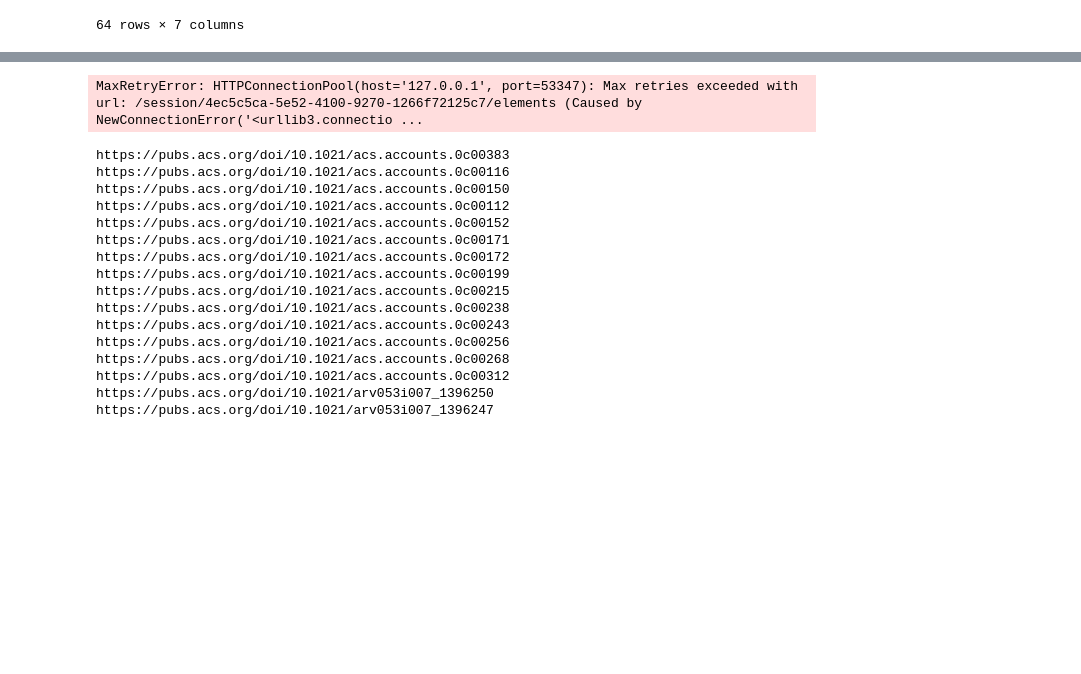
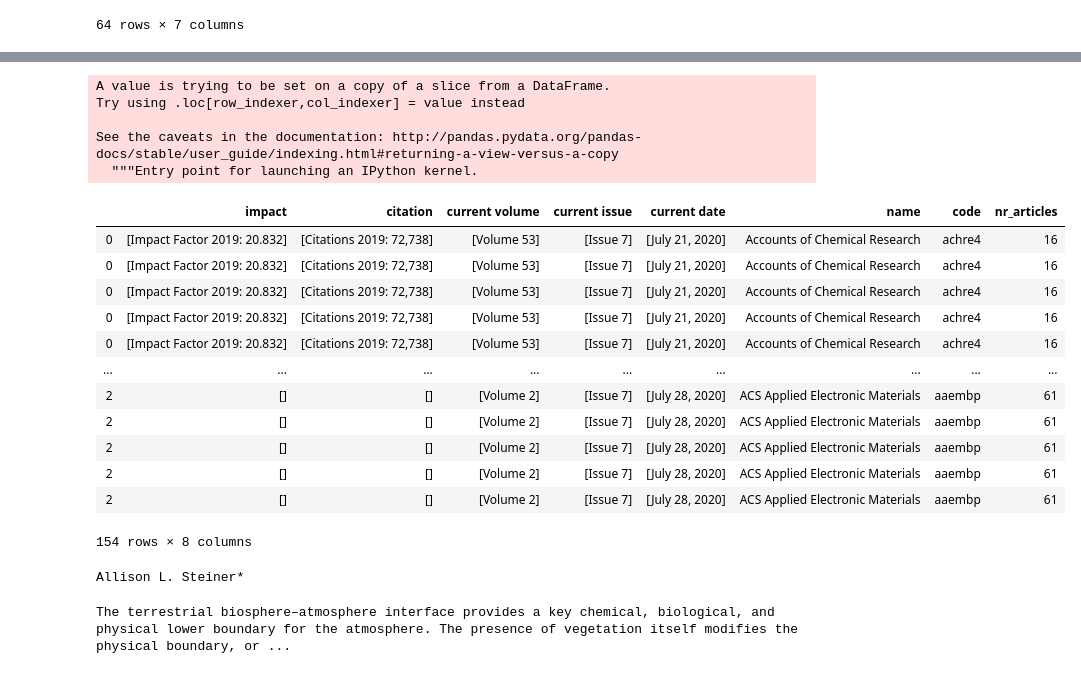
Before and after one commit to drmonikabalint/web-scraping, a Jupyter notebook: acs_scraper.ipynb, the cells around one changed output, grey strips where cells are left out. Saved outputs shown, nothing was run; the diff lists cells and outputs as text; code cells hidden in the pictures; blank space fills up the shorter version.

```diff
--- a/acs_scraper.ipynb
+++ b/acs_scraper.ipynb
@@ -238,13 +239,20 @@ current_issue_link[0]
 # %%
 current_issue = webdriver.Firefox()
 current_issue.get("https://pubs.acs.org/toc/achre4/current")
+# %%
+first_row = df_scraper_filter.iloc[:3]
 # %%
 doi_array = []
+nr_articles_array = []
 for i in current_issue_link:
     current_issue = webdriver.Firefox()
     current_issue.get(i)
     current_issue_doi = current_issue.find_elements_by_xpath('.//h5[@class = "issue-item_title"]/a')
     for x in current_issue_doi:
-        doi = x.get_attribute("href")
-        doi_dict = dict({"current_issue_link": i, "doi" : doi})
+        doi = (x.get_attribute("href"))
+        nr_articles = (len(current_issue_doi))
+        journal_code_per_article = re.search(r'https://pubs.acs.org/toc/(.*?)/current', i).group(1)
+        doi_dict = dict({"journal_code": journal_code_per_article, "doi" : doi, "nr_articles" : nr_articles})
         doi_array.append(doi_dict)
+    print('Processing:', journal_code_per_article)
+    nr_articles_array.append(nr_articles)
@@ -272,31 +259,36 @@ doi
+# %%
+first_row['nr_articles'] = nr_articles_array
+first_row
+first_row_repeat = first_row.loc[first_row.index.repeat(first_row['nr_articles'])]
+first_row_repeat
+# %% [output]
+A value is trying to be set on a copy of a slice from a DataFrame.
+Try using .loc[row_indexer,col_indexer] = value instead
+
+See the caveats in the documentation: http://pandas.pydata.org/pandas-docs/stable/user_guide/indexing.html#returning-a-view-versus-a-copy
+  """Entry point for launching an IPython kernel.
+|  | impact | citation | current volume | current issue | current date | name | code | nr_articles |
+| 0 | [Impact Factor 2019: 20.832] | [Citations 2019: 72,738] | [Volume 53] | [Issue 7] | [July 21, 2020] | Accounts of Chemical Research | achre4 | 16 |
+| 0 | [Impact Factor 2019: 20.832] | [Citations 2019: 72,738] | [Volume 53] | [Issue 7] | [July 21, 2020] | Accounts of Chemical Research | achre4 | 16 |
+| 0 | [Impact Factor 2019: 20.832] | [Citations 2019: 72,738] | [Volume 53] | [Issue 7] | [July 21, 2020] | Accounts of Chemical Research | achre4 | 16 |
+| 0 | [Impact Factor 2019: 20.832] | [Citations 2019: 72,738] | [Volume 53] | [Issue 7] | [July 21, 2020] | Accounts of Chemical Research | achre4 | 16 |
+| 0 | [Impact Factor 2019: 20.832] | [Citations 2019: 72,738] | [Volume 53] | [Issue 7] | [July 21, 2020] | Accounts of Chemical Research | achre4 | 16 |
+| ... | ... | ... | ... | ... | ... | ... | ... | ... |
+| 2 | [] | [] | [Volume 2] | [Issue 7] | [July 28, 2020] | ACS Applied Electronic Materials | aaembp | 61 |
+| 2 | [] | [] | [Volume 2] | [Issue 7] | [July 28, 2020] | ACS Applied Electronic Materials | aaembp | 61 |
+| 2 | [] | [] | [Volume 2] | [Issue 7] | [July 28, 2020] | ACS Applied Electronic Materials | aaembp | 61 |
+| 2 | [] | [] | [Volume 2] | [Issue 7] | [July 28, 2020] | ACS Applied Electronic Materials | aaembp | 61 |
+| 2 | [] | [] | [Volume 2] | [Issue 7] | [July 28, 2020] | ACS Applied Electronic Materials | aaembp | 61 |
+154 rows × 8 columns
 # %%
-current_issue_titles = current_issue.find_elements_by_xpath('.//h5[@class = "issue-item_title"]')
-for title in current_issue_titles:
-    print(title.text)
+#current_issue_titles = current_issue.find_elements_by_xpath('.//h5[@class = "issue-item_title"]')
+#for title in current_issue_titles:
+#    print(title.text)
-# %% [output]
-MaxRetryError: HTTPConnectionPool(host='127.0.0.1', port=53347): Max retries exceeded with url: /session/4ec5c5ca-5e52-4100-9270-1266f72125c7/elements (Caused by NewConnectionError('<urllib3.connectio ...
 # %%
-current_issue_doi = current_issue.find_elements_by_xpath('.//h5[@class = "issue-item_title"]/a')#.get_attribute('href')
+#current_issue_doi = current_issue.find_elements_by_xpath('.//h5[@class = "issue-item_title"]/a')#.get_attribute('href')
 
-for i in current_issue_doi:
-    print(i.get_attribute("href"))
+#for i in current_issue_doi:
+#    print(i.get_attribute("href"))
-# %% [output]
-https://pubs.acs.org/doi/10.1021/acs.accounts.0c00383
-https://pubs.acs.org/doi/10.1021/acs.accounts.0c00116
-https://pubs.acs.org/doi/10.1021/acs.accounts.0c00150
-https://pubs.acs.org/doi/10.1021/acs.accounts.0c00112
-https://pubs.acs.org/doi/10.1021/acs.accounts.0c00152
-https://pubs.acs.org/doi/10.1021/acs.accounts.0c00171
-https://pubs.acs.org/doi/10.1021/acs.accounts.0c00172
-https://pubs.acs.org/doi/10.1021/acs.accounts.0c00199
-https://pubs.acs.org/doi/10.1021/acs.accounts.0c00215
-https://pubs.acs.org/doi/10.1021/acs.accounts.0c00238
-https://pubs.acs.org/doi/10.1021/acs.accounts.0c00243
-https://pubs.acs.org/doi/10.1021/acs.accounts.0c00256
-https://pubs.acs.org/doi/10.1021/acs.accounts.0c00268
-https://pubs.acs.org/doi/10.1021/acs.accounts.0c00312
-https://pubs.acs.org/doi/10.1021/arv053i007_1396250
-https://pubs.acs.org/doi/10.1021/arv053i007_1396247
 # %%
 from selenium import webdriver
 from selenium.common.exceptions import NoSuchElementException
@@ -305,11 +297,15 @@ from selenium.webdriver.common.keys import Keys
 article = webdriver.Firefox()
 article.get("https://pubs.acs.org/doi/10.1021/acs.accounts.0c00116")
 # %%
-author = browser.find_elements_by_class_name("hlFld-ContribAuthor")
+author = article.find_elements_by_class_name("hlFld-ContribAuthor")
 for elem in author:
     print(elem.text)
+# %% [output]
+Allison L. Steiner*
 # %%
-abstract = browser.find_elements_by_class_name("articleBody_abstractText")
+abstract = article.find_elements_by_class_name("articleBody_abstractText")
 for elem in abstract:
     print(elem.text)
+# %% [output]
+The terrestrial biosphere–atmosphere interface provides a key chemical, biological, and physical lower boundary for the atmosphere. The presence of vegetation itself modifies the physical boundary, or ...
 # %%
```
Also changed, not shown: parts of 7 cells of this notebook.
